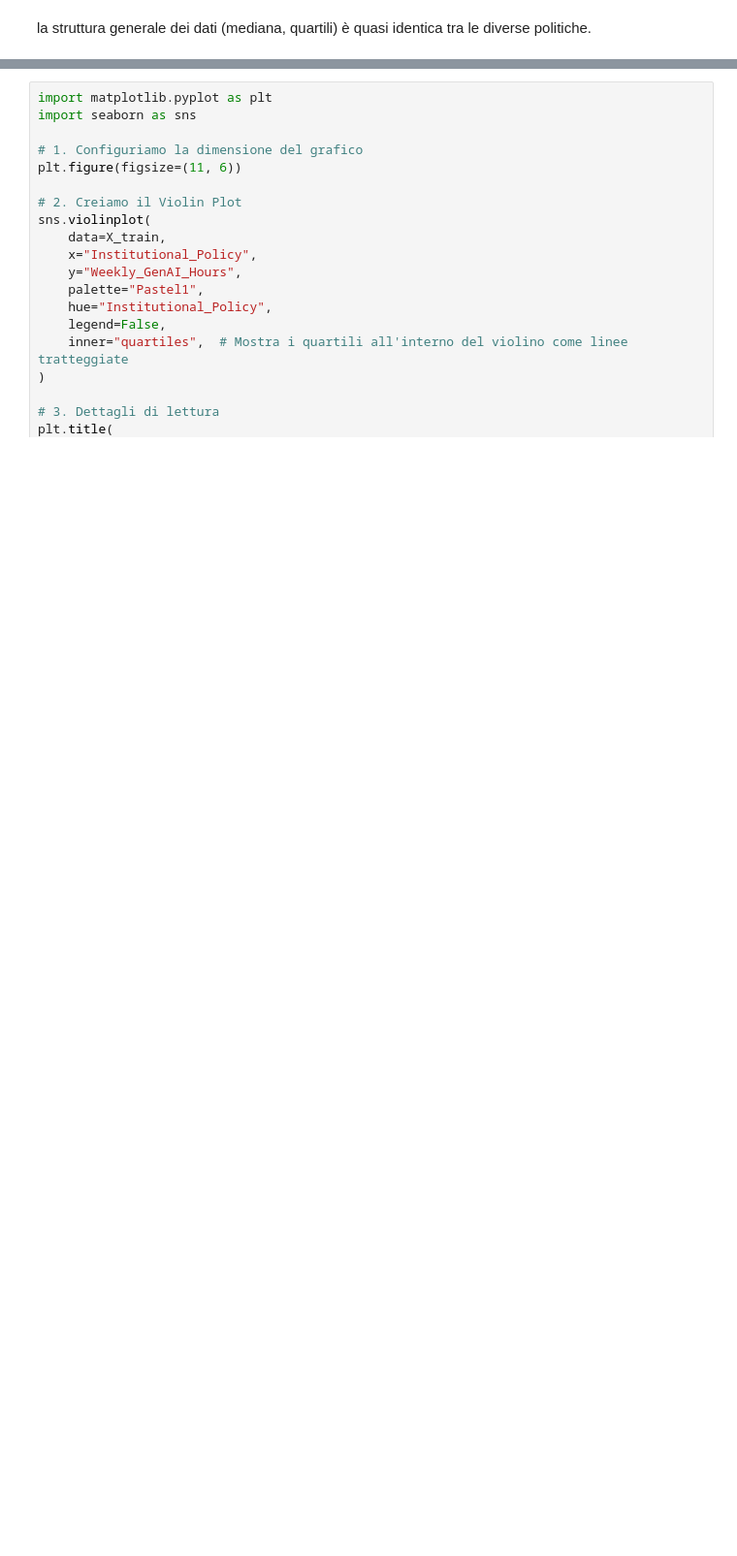
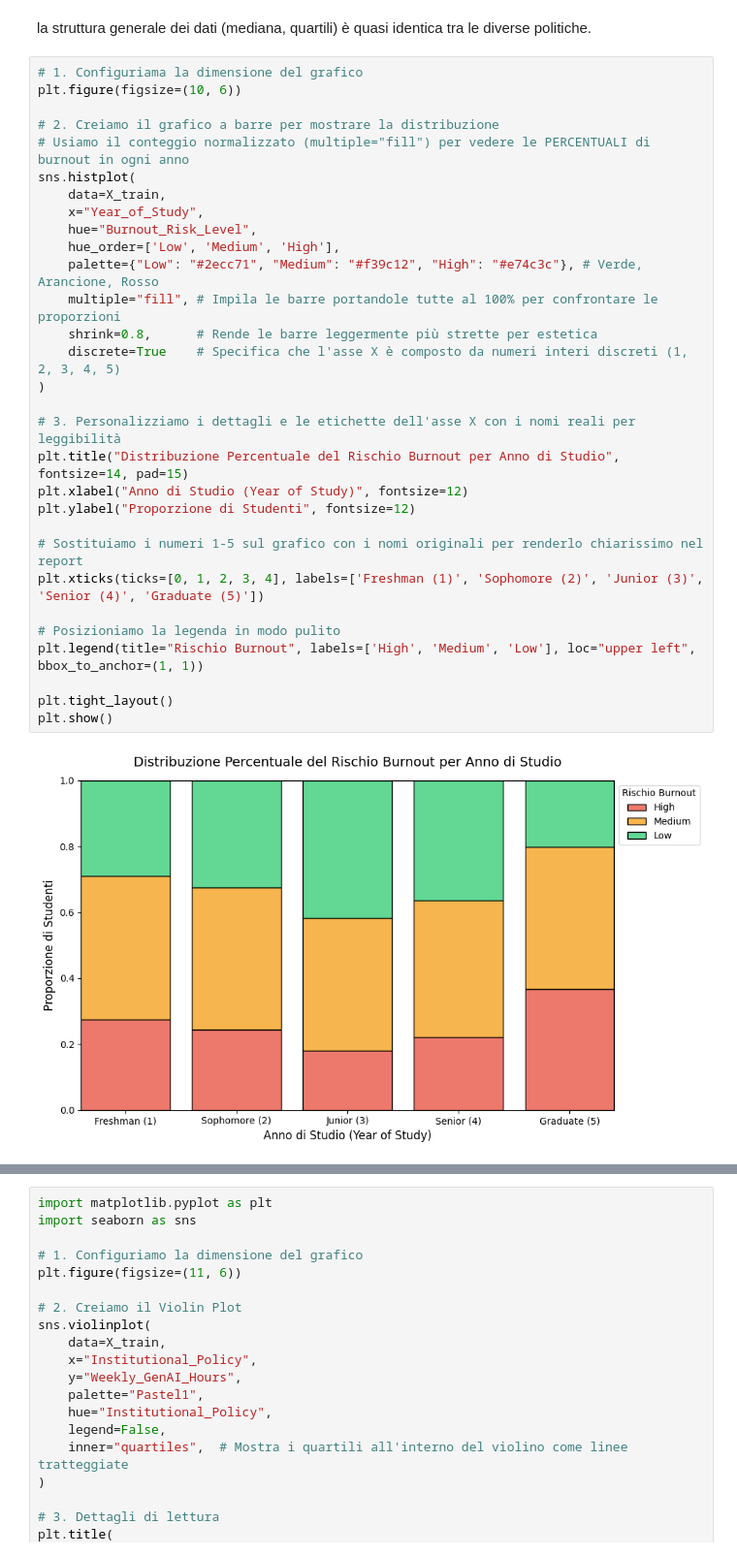
Before and after one commit to GabrieleBan/AI_Impact_on_Students, a Jupyter notebook: studio del burnout.ipynb, the cells around one changed output, grey strips where cells are left out. Shown at 97% size. Drawn from its saved outputs; the diff is of its cells as text; blank space fills up the shorter version.

```diff
--- a/studio del burnout.ipynb
+++ b/studio del burnout.ipynb
@@ -439,3 +483,35 @@ plt.show()
 [figure]
 # %% [markdown]
 la struttura generale dei dati (mediana, quartili) è quasi identica tra le diverse politiche.
+# %%
+# 1. Configuriama la dimensione del grafico
+plt.figure(figsize=(10, 6))
+
+# 2. Creiamo il grafico a barre per mostrare la distribuzione
+# Usiamo il conteggio normalizzato (multiple="fill") per vedere le PERCENTUALI di burnout in ogni anno
+sns.histplot(
+    data=X_train,
+    x="Year_of_Study",
+    hue="Burnout_Risk_Level",
+    hue_order=['Low', 'Medium', 'High'],
+    palette={"Low": "#2ecc71", "Medium": "#f39c12", "High": "#e74c3c"}, # Verde, Arancione, Rosso
+    multiple="fill", # Impila le barre portandole tutte al 100% per confrontare le proporzioni
+    shrink=0.8,      # Rende le barre leggermente più strette per estetica
+    discrete=True    # Specifica che l'asse X è composto da numeri interi discreti (1, 2, 3, 4, 5)
+)
+
+# 3. Personalizziamo i dettagli e le etichette dell'asse X con i nomi reali per leggibilità
+plt.title("Distribuzione Percentuale del Rischio Burnout per Anno di Studio", fontsize=14, pad=15)
+plt.xlabel("Anno di Studio (Year of Study)", fontsize=12)
+plt.ylabel("Proporzione di Studenti", fontsize=12)
+
+# Sostituiamo i numeri 1-5 sul grafico con i nomi originali per renderlo chiarissimo nel report
+plt.xticks(ticks=[0, 1, 2, 3, 4], labels=['Freshman (1)', 'Sophomore (2)', 'Junior (3)', 'Senior (4)', 'Graduate (5)'])
+
+# Posizioniamo la legenda in modo pulito
+plt.legend(title="Rischio Burnout", labels=['High', 'Medium', 'Low'], loc="upper left", bbox_to_anchor=(1, 1))
+
+plt.tight_layout()
+plt.show()
+# %% [output]
+[figure, added]
```
Also changed, not shown: parts of 9 cells of this notebook.
